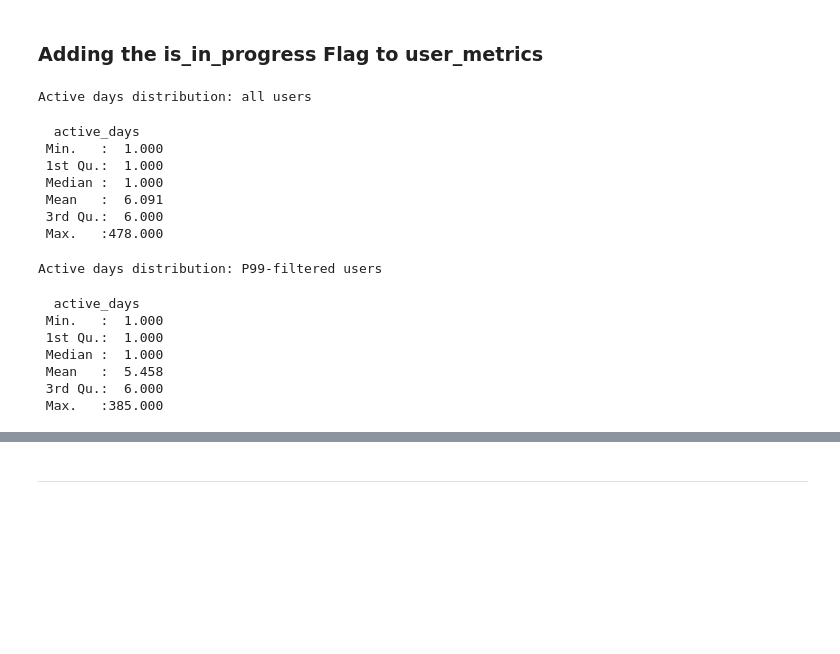
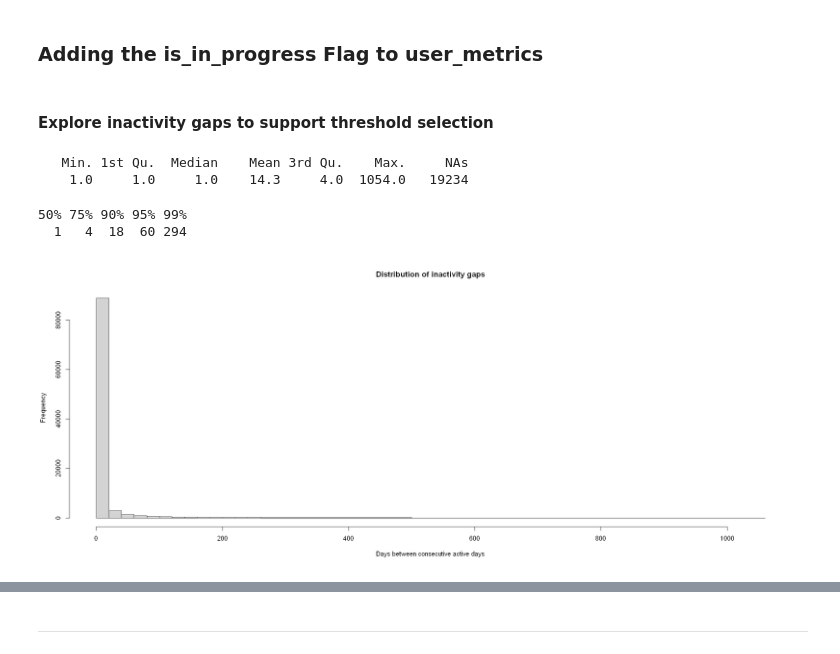
Before and after one commit to Safonovanastya87/stepik-product-analytics-completion-risk-ml, a Jupyter notebook: notebooks/01_product_analysis_activation_gap.ipynb, the cells around one changed output, grey strips where cells are left out. Cells and saved outputs as stored; diff of their text form; code cells hidden in the pictures; blank space fills up the shorter version.

Commit message:
Update ´is_in_progress´ threshold  logic

```diff
--- a/notebooks/01_product_analysis_activation_gap.ipynb
+++ b/notebooks/01_product_analysis_activation_gap.ipynb
@@ -2565,28 +2565,37 @@ user_metrics[, `:=`(
 ## Feature Engineering for ML
 # %% [markdown]
 ### Adding the is_in_progress Flag to user_metrics
+# %% [markdown]
+#### Explore inactivity gaps to support threshold selection
 # %%
-# Compare the distribution of active_days in the full sample and in the P99-filtered sample
+# Calculate inactivity gaps between consecutive active days
+gap_distribution <- activity_days[
+  order(user_id, day)
+][
+  , gap_days := as.numeric(day - shift(day)),
+  by = user_id
+]
 
-cat("Active days distribution: all users\n")
-summary(user_metrics[, .(active_days)])
+# Summary statistics
+summary(gap_distribution$gap_days)
 
-cat("Active days distribution: P99-filtered users\n")
-summary(user_metrics_no_extreme[, .(active_days)])
+# Examine upper-tail inactivity gaps
+quantile(
+  gap_distribution$gap_days,
+  probs = c(0.5, 0.75, 0.90, 0.95, 0.99),
+  na.rm = TRUE
+)
+
+# Visualize the inactivity gap distribution
+hist(
+  gap_distribution$gap_days,
+  breaks = 50,
+  main = "Distribution of inactivity gaps",
+  xlab = "Days between consecutive active days"
+)
 # %% [output]
-Active days distribution: all users
+   Min. 1st Qu.  Median    Mean 3rd Qu.    Max.     NAs
+    1.0     1.0     1.0    14.3     4.0  1054.0   19234
-  active_days
- Min.   :  1.000
- 1st Qu.:  1.000
- Median :  1.000
- Mean   :  6.091
- 3rd Qu.:  6.000
- Max.   :478.000
+50% 75% 90% 95% 99%
+  1   4  18  60 294
-Active days distribution: P99-filtered users
-  active_days
- Min.   :  1.000
- 1st Qu.:  1.000
- Median :  1.000
- Mean   :  5.458
- 3rd Qu.:  6.000
- Max.   :385.000
+[figure, added]
```
Also changed, not shown: parts of 8 cells of this notebook.
